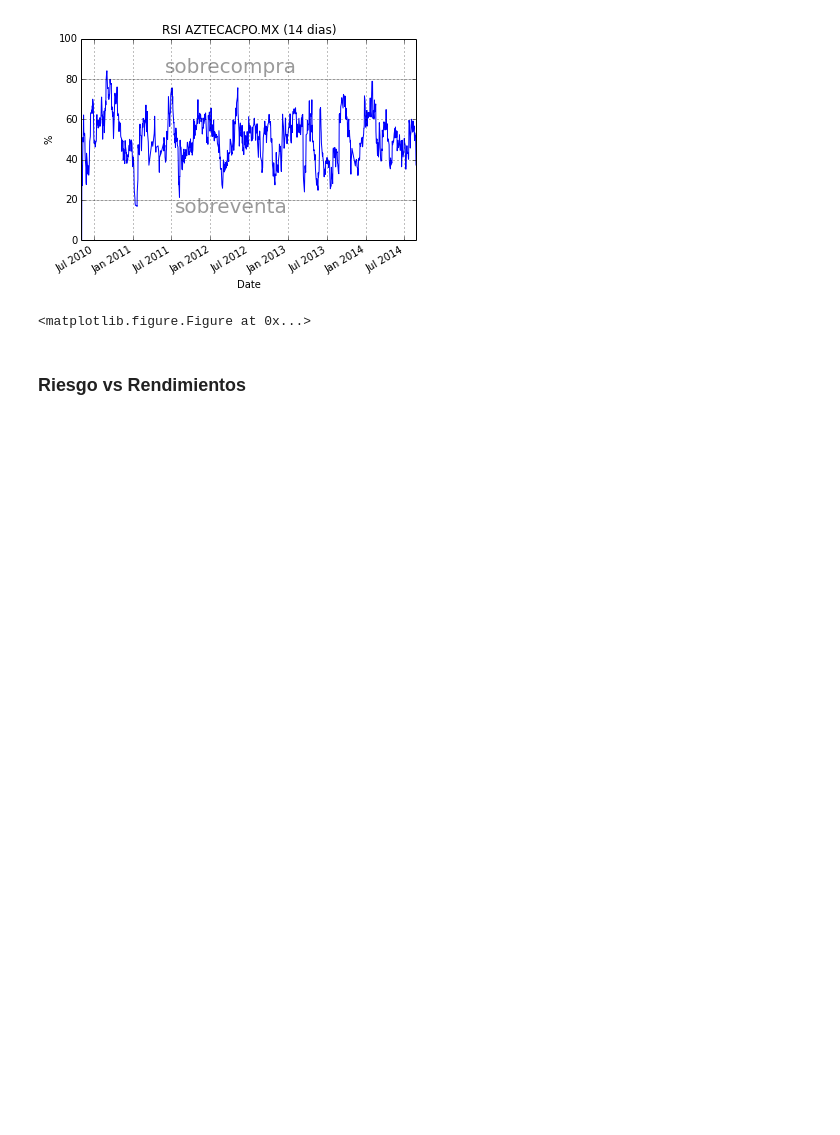
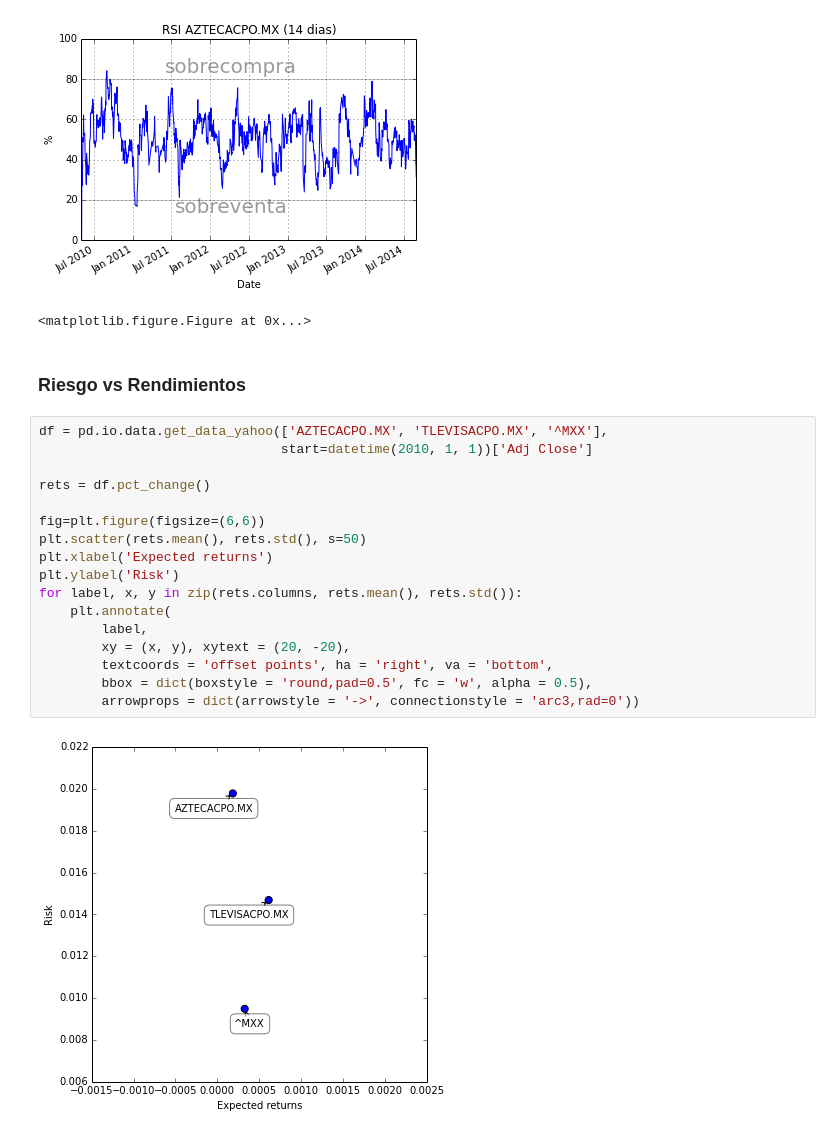
Before and after one commit to ivansabik/tradinglab-mexico, a Jupyter notebook: ipython-notebook/Comparación entre dos emisoras.ipynb, the cells around one changed output. Saved outputs shown, nothing was run; the diff lists cells and outputs as text; blank space fills up the shorter version.

```diff
--- a/ipython-notebook/Comparación entre dos emisoras.ipynb
+++ b/ipython-notebook/Comparación entre dos emisoras.ipynb
@@ -108,3 +108,22 @@ plt.figure()
 <matplotlib.figure.Figure at 0x...>
 # %% [markdown]
 ### Riesgo vs Rendimientos
+# %%
+df = pd.io.data.get_data_yahoo(['AZTECACPO.MX', 'TLEVISACPO.MX', '^MXX'],
+                               start=datetime(2010, 1, 1))['Adj Close']
+
+rets = df.pct_change()
+
+fig=plt.figure(figsize=(6,6))
+plt.scatter(rets.mean(), rets.std(), s=50)
+plt.xlabel('Expected returns')
+plt.ylabel('Risk')
+for label, x, y in zip(rets.columns, rets.mean(), rets.std()):
+    plt.annotate(
+        label,
+        xy = (x, y), xytext = (20, -20),
+        textcoords = 'offset points', ha = 'right', va = 'bottom',
+        bbox = dict(boxstyle = 'round,pad=0.5', fc = 'w', alpha = 0.5),
+        arrowprops = dict(arrowstyle = '->', connectionstyle = 'arc3,rad=0'))
+# %% [output]
+[figure, added]
```
Also changed, not shown: parts of 2 cells of this notebook, 7 other files.
